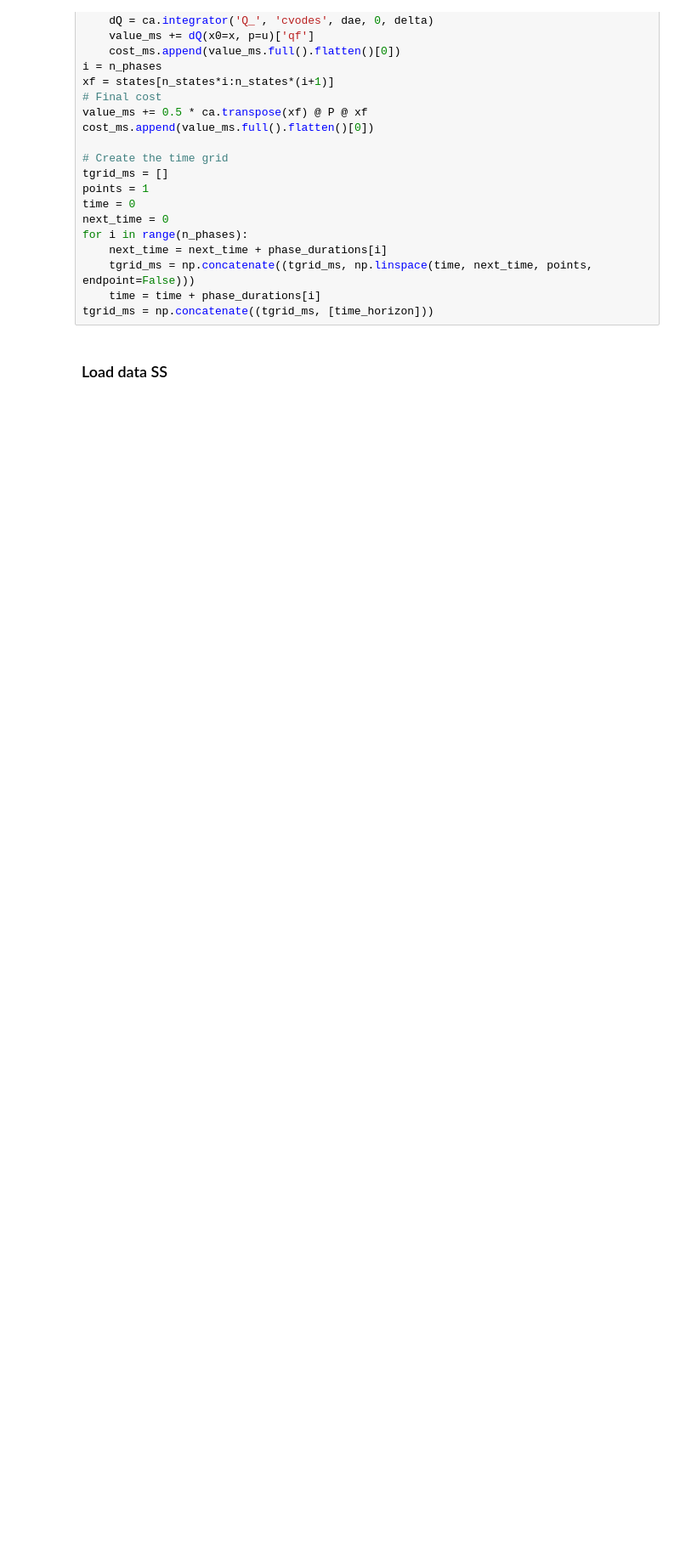
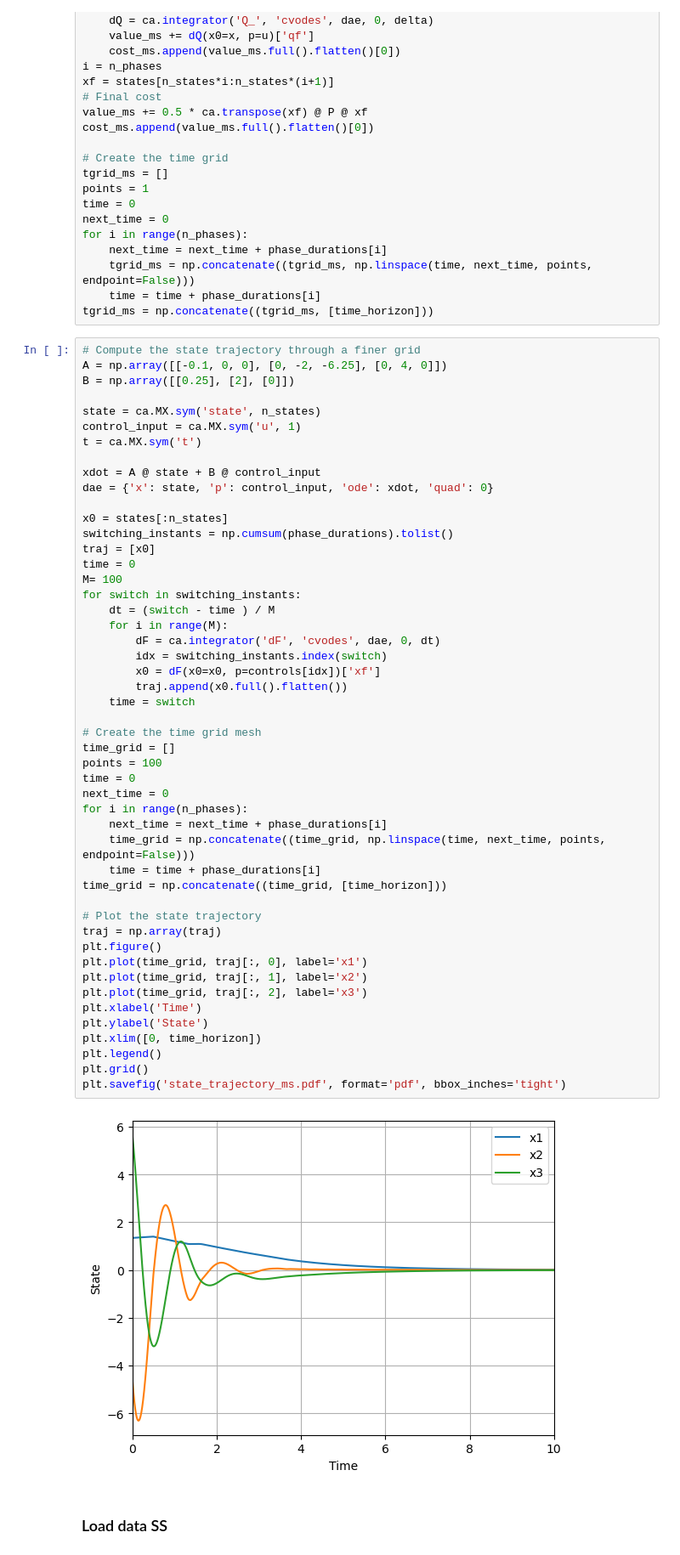
Before and after one commit to piergo98/OCSLC, a Jupyter notebook: plots_notebook.ipynb, the cells around one changed output. Shown at 85% size. Cells and saved outputs as stored; diff of their text form; blank space fills up the shorter version.

Commit message:
added trajectory plot on a finer grid in the notebook

```diff
--- a/plots_notebook.ipynb
+++ b/plots_notebook.ipynb
@@ -211,6 +195,57 @@ for i in range(n_phases):
     tgrid_ms = np.concatenate((tgrid_ms, np.linspace(time, next_time, points, endpoint=False)))
     time = time + phase_durations[i]
 tgrid_ms = np.concatenate((tgrid_ms, [time_horizon]))
+# %%
+# Compute the state trajectory through a finer grid
+A = np.array([[-0.1, 0, 0], [0, -2, -6.25], [0, 4, 0]])
+B = np.array([[0.25], [2], [0]])
+
+state = ca.MX.sym('state', n_states)
+control_input = ca.MX.sym('u', 1)
+t = ca.MX.sym('t')
+
+xdot = A @ state + B @ control_input
+dae = {'x': state, 'p': control_input, 'ode': xdot, 'quad': 0}
+
+x0 = states[:n_states]
+switching_instants = np.cumsum(phase_durations).tolist()
+traj = [x0]
+time = 0
+M= 100
+for switch in switching_instants:
+    dt = (switch - time ) / M
+    for i in range(M):
+        dF = ca.integrator('dF', 'cvodes', dae, 0, dt)
+        idx = switching_instants.index(switch)
+        x0 = dF(x0=x0, p=controls[idx])['xf']
+        traj.append(x0.full().flatten())
+    time = switch
+
+# Create the time grid mesh
+time_grid = []
+points = 100
+time = 0
+next_time = 0
+for i in range(n_phases):
+    next_time = next_time + phase_durations[i]
+    time_grid = np.concatenate((time_grid, np.linspace(time, next_time, points, endpoint=False)))
+    time = time + phase_durations[i]
+time_grid = np.concatenate((time_grid, [time_horizon]))
+
+# Plot the state trajectory
+traj = np.array(traj)
+plt.figure()
+plt.plot(time_grid, traj[:, 0], label='x1')
+plt.plot(time_grid, traj[:, 1], label='x2')
+plt.plot(time_grid, traj[:, 2], label='x3')
+plt.xlabel('Time')
+plt.ylabel('State')
+plt.xlim([0, time_horizon])
+plt.legend()
+plt.grid()
+plt.savefig('state_trajectory_ms.pdf', format='pdf', bbox_inches='tight')
+# %% [output]
+[figure, added]
 # %% [markdown]
 ### Load data SS
 # %%
```
Also changed, not shown: parts of 7 cells of this notebook, 2 other files.
